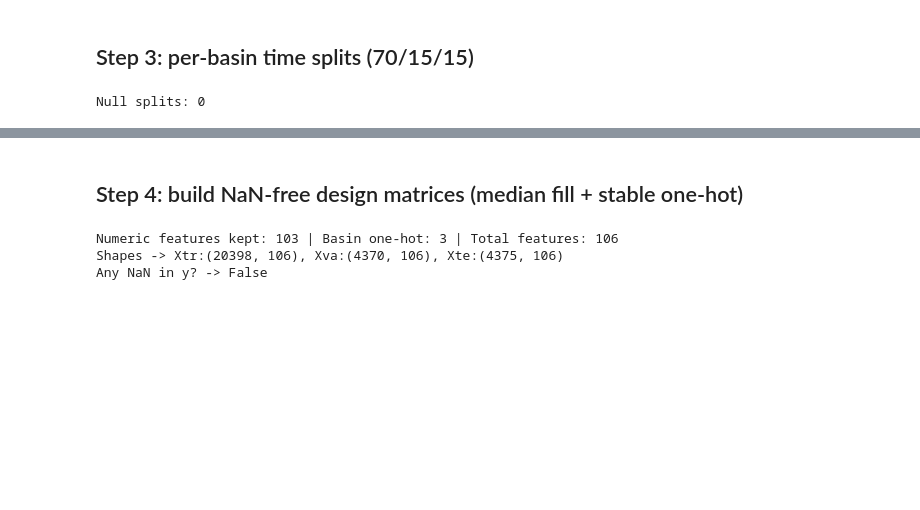
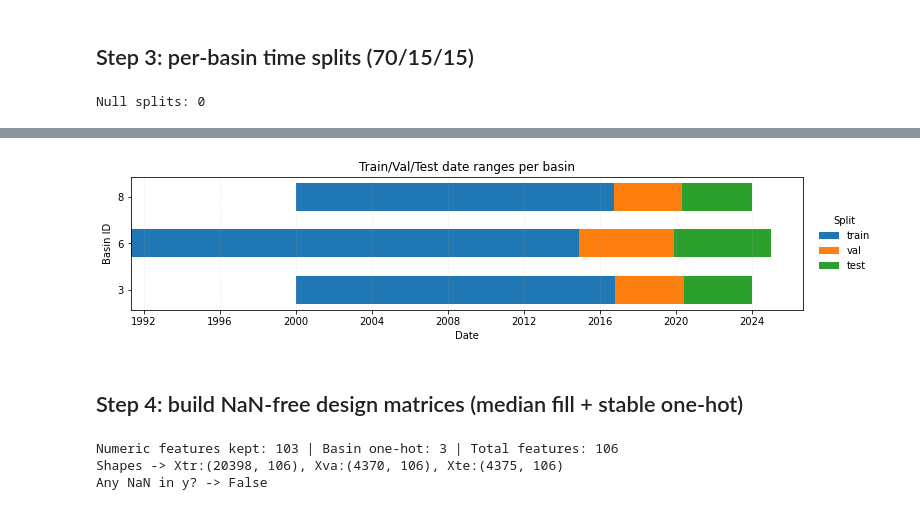
Before and after one commit to QingfangLiu/bhutan_climate_modeling, a Jupyter notebook: code/modeling/StageE_train_models_daily.ipynb, the cells around one changed output, grey strips where cells are left out. Cells and saved outputs as stored; diff of their text form; code cells hidden in the pictures; blank space fills up the shorter version.

```diff
--- a/code/modeling/StageE_train_models_daily.ipynb
+++ b/code/modeling/StageE_train_models_daily.ipynb
@@ -469,3 +468,73 @@ display(span_tbl)
+# %%
+# --- Visualization helpers for dataset splits ---
+
+def plot_split_timeline(span_tbl: pd.DataFrame, basin_order=None):
+    """
+    Draw a Gantt-style timeline of train/val/test date ranges per basin.
+
+    Expects columns:
+        basin_id, train_first, train_last, val_first, val_last, test_first, test_last
+    """
+    df = span_tbl.copy()
+
+    # Ensure datetime
+    date_cols = [c for c in df.columns if c.endswith("_first") or c.endswith("_last")]
+    for c in date_cols:
+        df[c] = pd.to_datetime(df[c])
+
+    # Long format: one row per (basin, split) with start/end
+    parts = []
+    for sp in ["train", "val", "test"]:
+        parts.append(
+            df[["basin_id", f"{sp}_first", f"{sp}_last"]]
+              .rename(columns={f"{sp}_first":"start", f"{sp}_last":"end"})
+              .assign(split=sp)
+        )
+    long = pd.concat(parts, ignore_index=True)
+
+    # Order basins on the y-axis
+    if basin_order is None:
+        basin_order = sorted(df["basin_id"].unique())
+    y_map = {b:i for i,b in enumerate(basin_order)}
+
+    # Plot
+    fig, ax = plt.subplots(figsize=(11, 0.6*len(basin_order) + 1))
+    # Colors are optional; comment out next line to use defaults
+    colors = {"train":"tab:blue", "val":"tab:orange", "test":"tab:green"}
+
+    # Convert to Matplotlib date numbers
+    long["start_num"] = mdates.date2num(long["start"])
+    long["width"] = (long["end"] - long["start"]).dt.days.clip(lower=1)  # at least 1 day
+
+    for sp, g in long.groupby("split", sort=False):
+        ax.barh(
+            [y_map[b] for b in g["basin_id"]],
+            g["width"],
+            left=g["start_num"],
+            height=0.6,
+            label=sp,
+            color=colors.get(sp, None)
+        )
+
+    ax.set_yticks(range(len(basin_order)))
+    ax.set_yticklabels(basin_order)
+    ax.set_ylabel("Basin ID")
+    ax.set_xlabel("Date")
+    ax.set_title("Train/Val/Test date ranges per basin")
+    ax.legend(
+    title="Split", ncols=1, loc="center left",
+    bbox_to_anchor=(1.01, 0.5), frameon=False)
+    ax.xaxis_date()
+    ax.xaxis.set_major_locator(mdates.AutoDateLocator())
+    ax.xaxis.set_major_formatter(mdates.ConciseDateFormatter(mdates.AutoDateLocator()))
+    ax.grid(True, axis="x", linestyle=":", alpha=0.4)
+    fig.tight_layout()
+    return fig, ax
+
+# --- Call the plots ---
+_ = plot_split_timeline(span_tbl)      # uses your span_tbl from Step 3.2
+# %% [output]
+[figure, added]
 # %% [markdown]
 ## Step 4: build NaN-free design matrices (median fill + stable one-hot)
 # %%
```
Also changed, not shown: parts of 27 cells of this notebook, 8 other files.
